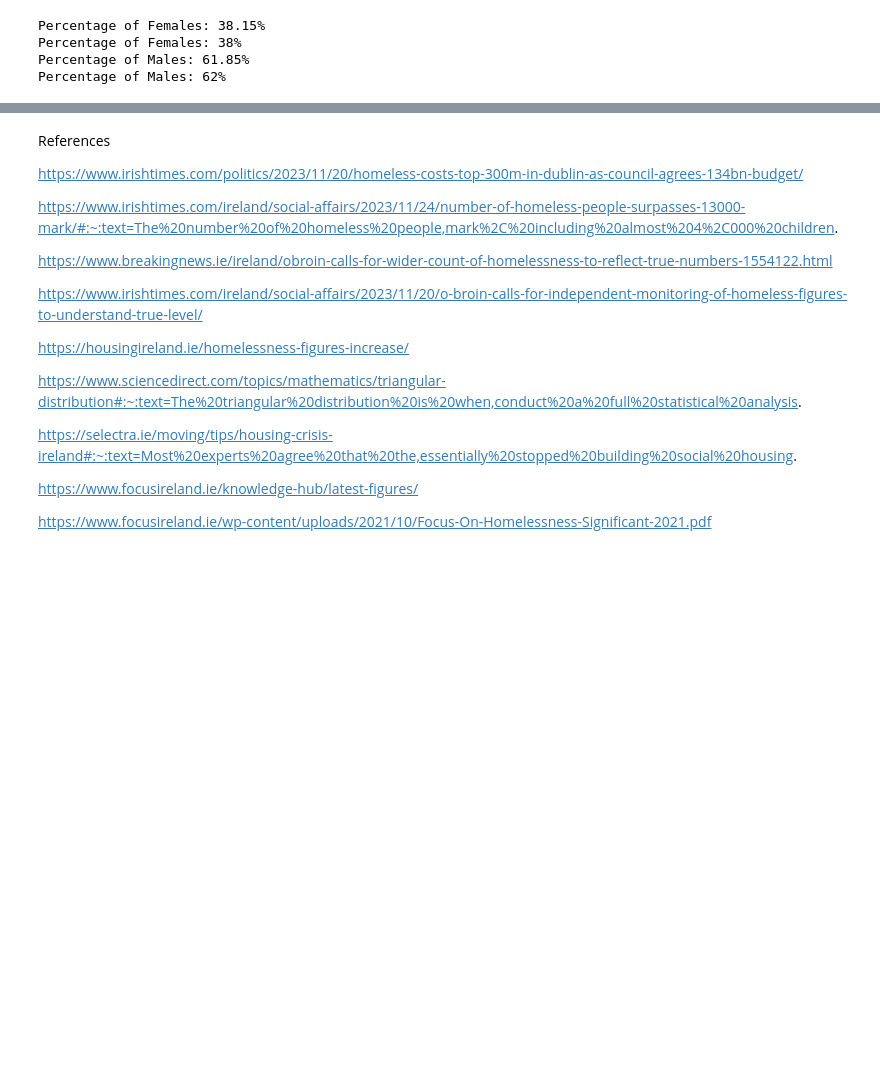
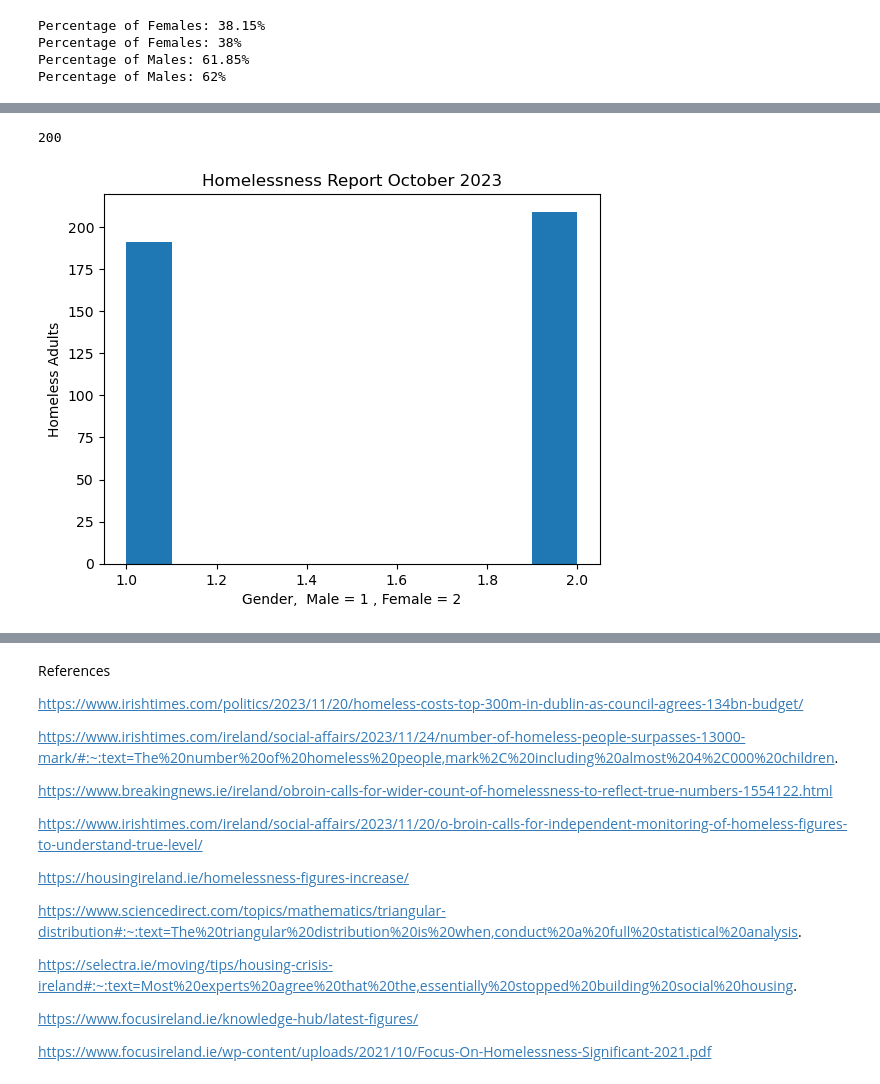
Before and after one commit to Sarahlouhast/PDA_Assignment, a Jupyter notebook: PfDA_Assignment.ipynb, the cells around one changed output, grey strips where cells are left out. Saved outputs shown, nothing was run; the diff lists cells and outputs as text; code cells hidden in the pictures; blank space fills up the shorter version.

```diff
--- a/PfDA_Assignment.ipynb
+++ b/PfDA_Assignment.ipynb
@@ -209,0 +389,13 @@ Percentage of Males: 62%
+# %%
+len(Gender)
+# %% [output]
+200
+# %%
+x = np.random.randint(1,3, 400)
+plt.hist(x)
+plt.ylabel('Homeless Adults')
+plt.xlabel('Gender,  Male = 1 , Female = 2')
+plt.title('Homelessness Report October 2023')
+plt.show()
+# %% [output]
+[figure, added]
```
Also changed, not shown: parts of 29 cells of this notebook, 1 other file.
